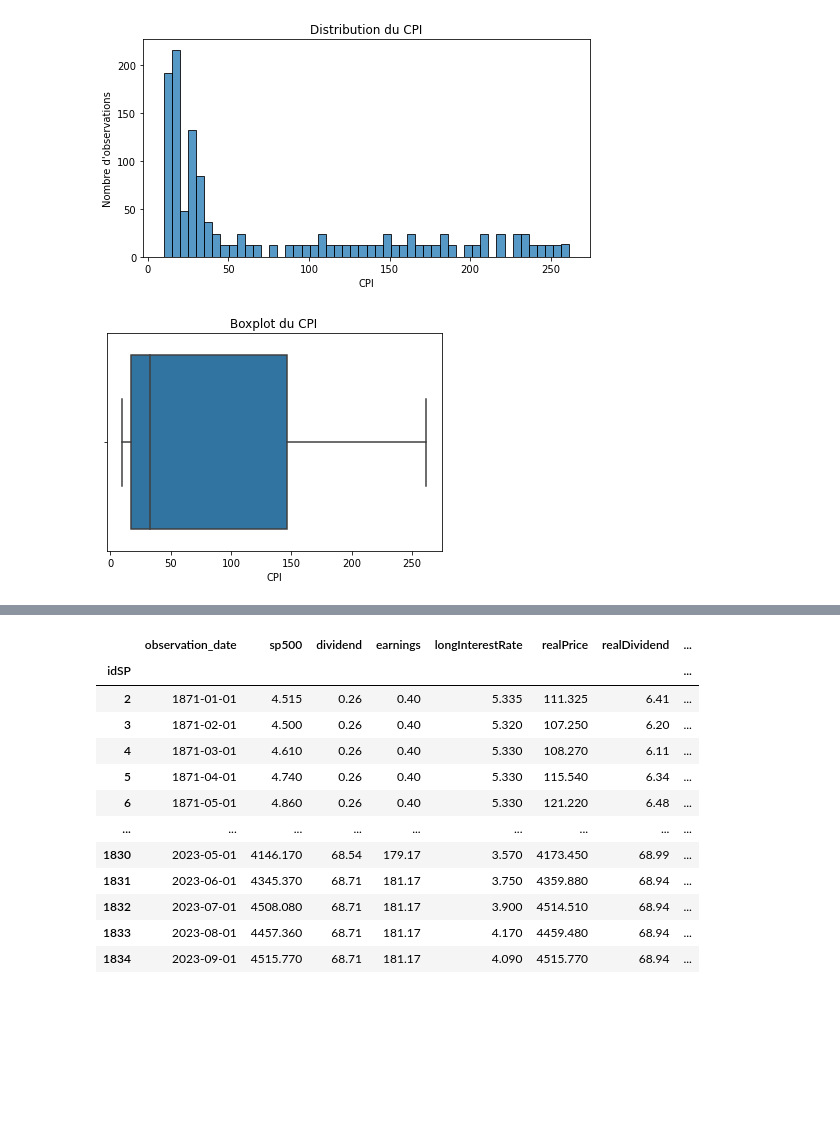
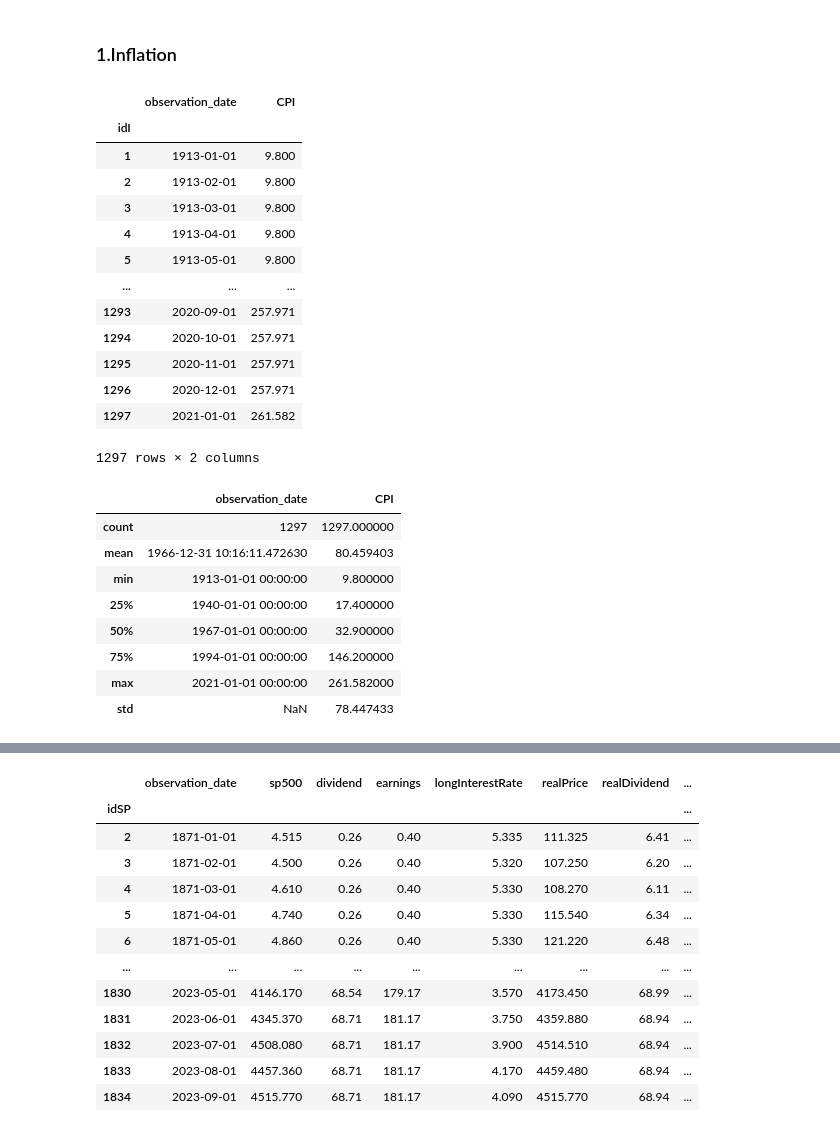
Before and after one commit to gcolpari/STOCKMARKET_PREDICTION-, a Jupyter notebook: AED.ipynb, the cells around one changed output, grey strips where cells are left out. Cells and saved outputs as stored; diff of their text form; code cells hidden in the pictures; blank space fills up the shorter version.

```diff
--- a/AED.ipynb
+++ b/AED.ipynb
@@ -46,19 +21,3 @@ plt.show()
-# %%
-#pour voir si l'inflation est concentré ou disperse
-plt.figure(figsize=(8,4))
-sns.histplot(inflation["CPI"], bins=50)
-plt.title("Distribution du CPI")
-plt.ylabel("Nombre d'observations")
-plt.show()
-# %% [output]
-[figure, removed]
-# %%
-plt.figure(figsize=(6,4))
-sns.boxplot(x=inflation["CPI"])
-plt.title("Boxplot du CPI")
-plt.show()
-# %% [output]
-[figure, removed]
 # %%
 def window_data(df:pd.DataFrame):
     x = []
@@ -84,3 +43,41 @@ def plot_linear(df):
     plt.ylabel(f"{df.name} Times: t+1")
 
     plt.show()
+# %% [markdown]
+### 1.Inflation
+# %%
+cursor = bdd.cursor()
+cursor.execute("SELECT * FROM inflation")
+columns = [col[0] for col in cursor.description]
+inflation = pd.DataFrame(cursor.fetchall(),columns=columns)
+inflation["observation_date"] = pd.to_datetime(inflation["observation_date"])
+inflation["CPI"] = inflation["CPI"].map(lambda x: float(x))
+inflation = inflation.set_index("idI")
+inflation
+# %% [output]
+|  | observation_date | CPI |
+| idI |  |  |
+| 1 | 1913-01-01 | 9.800 |
+| 2 | 1913-02-01 | 9.800 |
+| 3 | 1913-03-01 | 9.800 |
+| 4 | 1913-04-01 | 9.800 |
+| 5 | 1913-05-01 | 9.800 |
+| ... | ... | ... |
+| 1293 | 2020-09-01 | 257.971 |
+| 1294 | 2020-10-01 | 257.971 |
+| 1295 | 2020-11-01 | 257.971 |
+| 1296 | 2020-12-01 | 257.971 |
+| 1297 | 2021-01-01 | 261.582 |
+1297 rows × 2 columns
+# %%
+inflation.describe()
+# %% [output]
+|  | observation_date | CPI |
+| count | 1297 | 1297.000000 |
+| mean | 1966-12-31 10:16:11.472630 | 80.459403 |
+| min | 1913-01-01 00:00:00 | 9.800000 |
+| 25% | 1940-01-01 00:00:00 | 17.400000 |
+| 50% | 1967-01-01 00:00:00 | 32.900000 |
+| 75% | 1994-01-01 00:00:00 | 146.200000 |
+| max | 2021-01-01 00:00:00 | 261.582000 |
+| std | NaN | 78.447433 |
```
Also changed, not shown: parts of 8 cells of this notebook.
